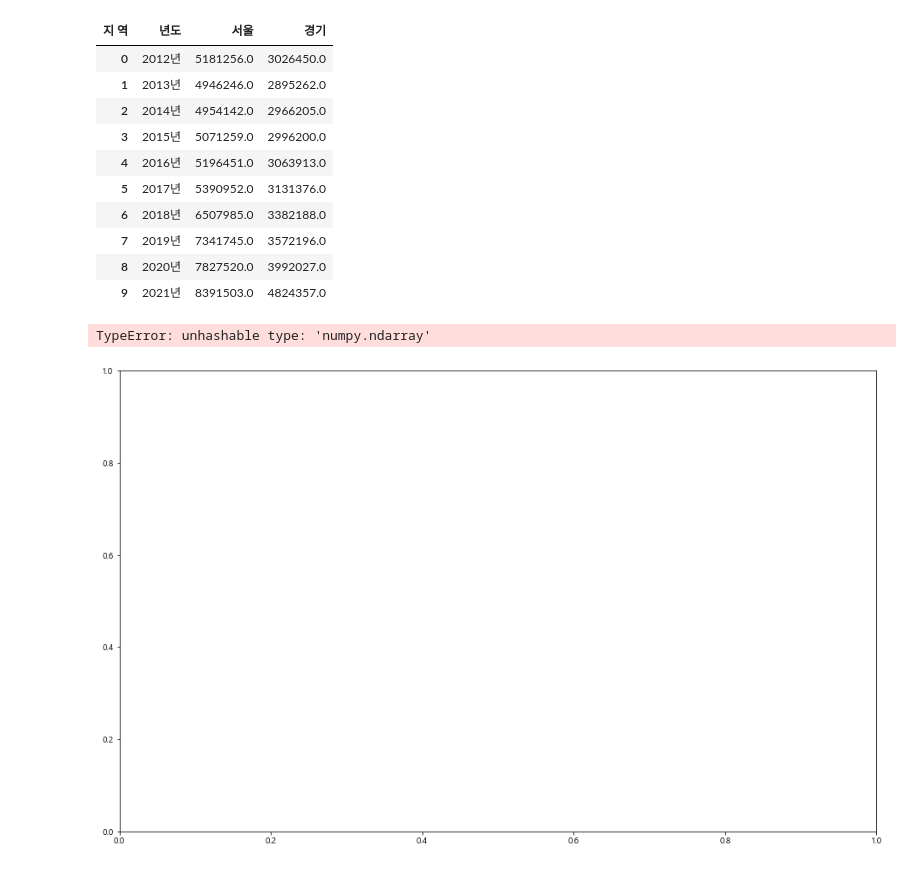
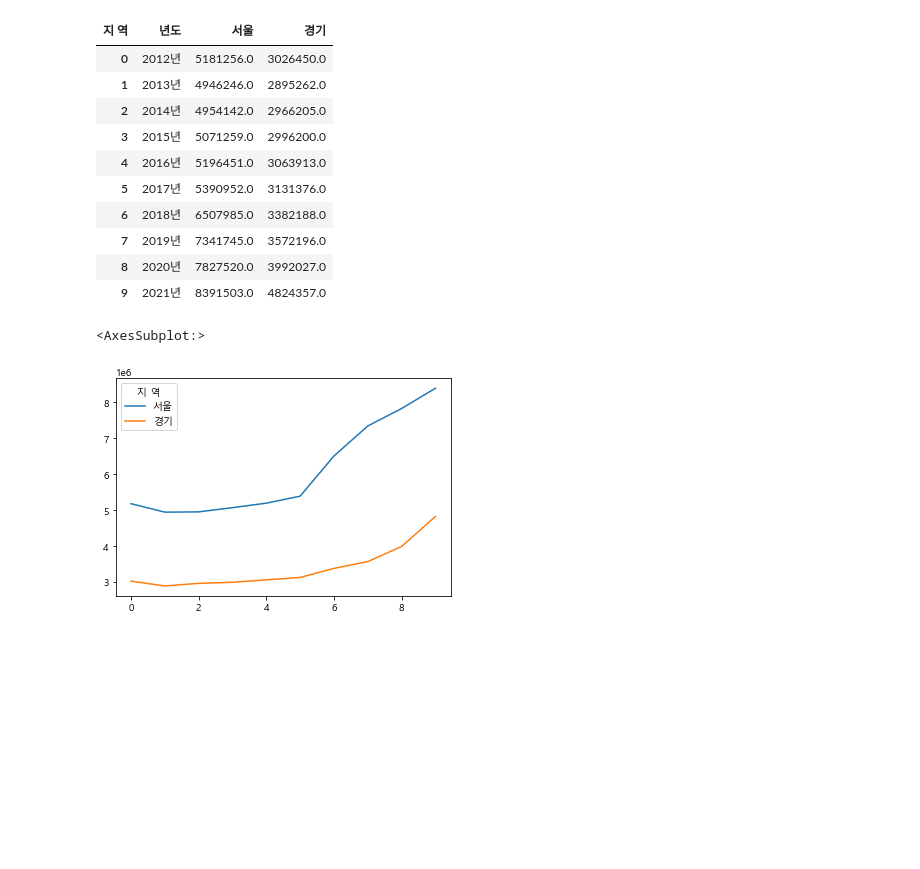
Before and after one commit to HBinble/StudyPython_Advanced, a Jupyter notebook: MiniProject_1차/2_인구이동_주택.ipynb, the cells around one changed output. Drawn from its saved outputs; the diff is of its cells as text; code cells hidden in the pictures; blank space fills up the shorter version.

```diff
--- a/MiniProject_1차/2_인구이동_주택.ipynb
+++ b/MiniProject_1차/2_인구이동_주택.ipynb
@@ -102,9 +140,8 @@ df_s_g_price
 | 7 | 2019년 | 7341745.0 | 3572196.0 |
 | 8 | 2020년 | 7827520.0 | 3992027.0 |
 | 9 | 2021년 | 8391503.0 | 4824357.0 |
-# %%
-plt.figure(figsize = (16, 10))
-plt.plot()
-# %% [output]
-TypeError: unhashable type: 'numpy.ndarray'
-[figure, removed]
+# %%
+df_s_g_price.plot()
+# %% [output]
+<AxesSubplot:>
+[figure, added]
```
Also changed, not shown: parts of 4 cells of this notebook, 45 other files.
